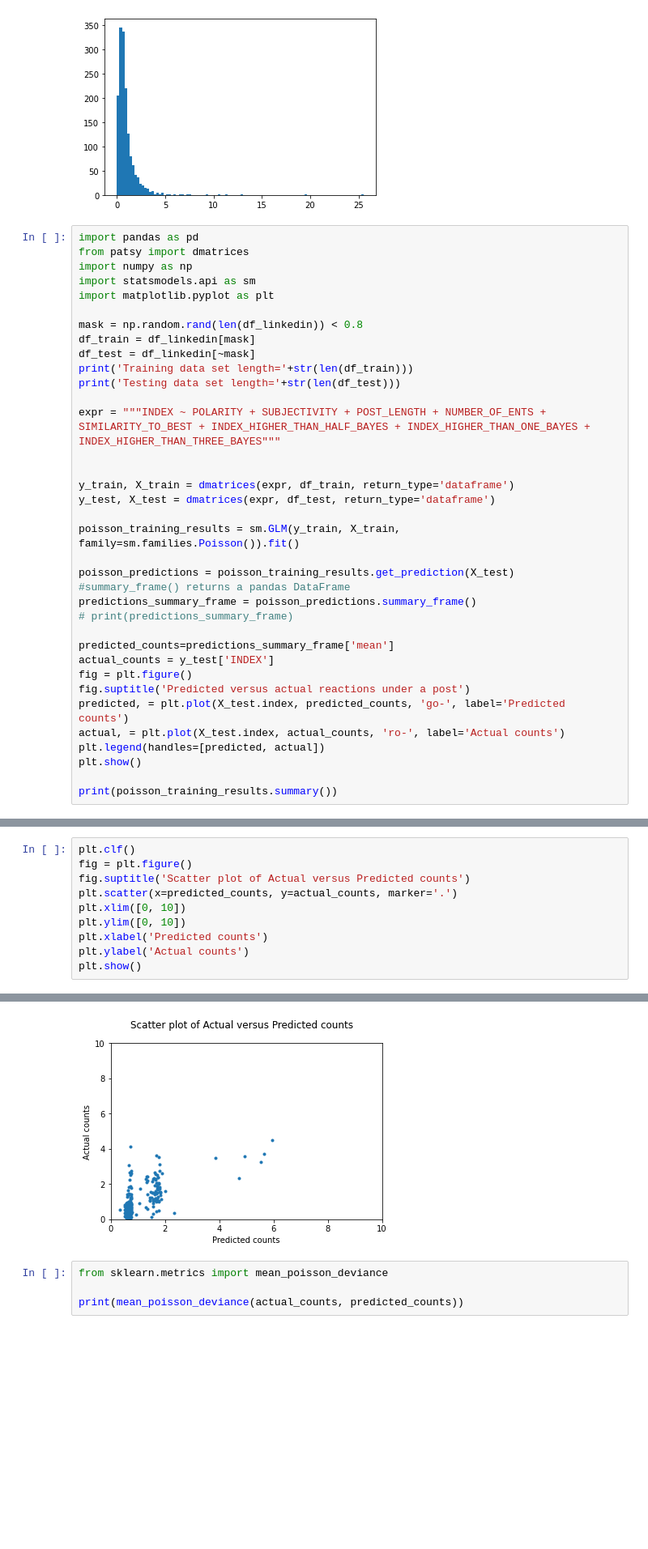
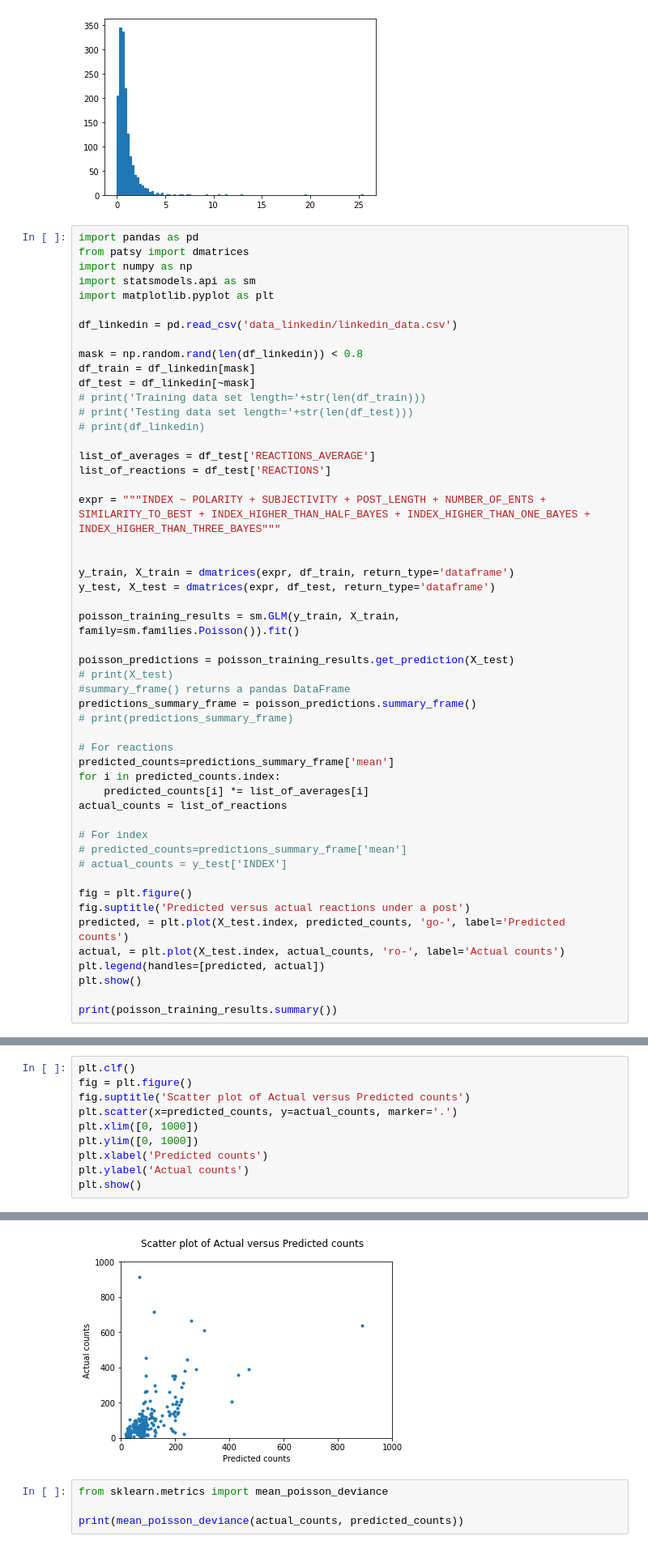
Before and after one commit to JakubSliwinski99/jsliwinski-praca-inz, a Jupyter notebook: create_df_linkedin.ipynb, the cells around one changed output, grey strips where cells are left out. Shown at 81% size. Saved outputs shown, nothing was run; the diff lists cells and outputs as text; blank space fills up the shorter version.

```diff
--- a/create_df_linkedin.ipynb
+++ b/create_df_linkedin.ipynb
@@ -306,11 +306,17 @@ import numpy as np
 import statsmodels.api as sm
 import matplotlib.pyplot as plt
 
+df_linkedin = pd.read_csv('data_linkedin/linkedin_data.csv')
+
 mask = np.random.rand(len(df_linkedin)) < 0.8
 df_train = df_linkedin[mask]
 df_test = df_linkedin[~mask]
-print('Training data set length='+str(len(df_train)))
-print('Testing data set length='+str(len(df_test)))
+# print('Training data set length='+str(len(df_train)))
+# print('Testing data set length='+str(len(df_test)))
+# print(df_linkedin)
+
+list_of_averages = df_test['REACTIONS_AVERAGE']
+list_of_reactions = df_test['REACTIONS']
 
 expr = """INDEX ~ POLARITY + SUBJECTIVITY + POST_LENGTH + NUMBER_OF_ENTS + SIMILARITY_TO_BEST + INDEX_HIGHER_THAN_HALF_BAYES + INDEX_HIGHER_THAN_ONE_BAYES + INDEX_HIGHER_THAN_THREE_BAYES"""
 
@@ -321,12 +327,21 @@ y_test, X_test = dmatrices(expr, df_test, return_type='dataframe')
 poisson_training_results = sm.GLM(y_train, X_train, family=sm.families.Poisson()).fit()
 
 poisson_predictions = poisson_training_results.get_prediction(X_test)
+# print(X_test)
 #summary_frame() returns a pandas DataFrame
 predictions_summary_frame = poisson_predictions.summary_frame()
 # print(predictions_summary_frame)
 
+# For reactions
 predicted_counts=predictions_summary_frame['mean']
-actual_counts = y_test['INDEX']
+for i in predicted_counts.index:
+    predicted_counts[i] *= list_of_averages[i]
+actual_counts = list_of_reactions
+
+# For index
+# predicted_counts=predictions_summary_frame['mean']
+# actual_counts = y_test['INDEX']
+
 fig = plt.figure()
 fig.suptitle('Predicted versus actual reactions under a post')
 predicted, = plt.plot(X_test.index, predicted_counts, 'go-', label='Predicted counts')
@@ -359,16 +372,16 @@ INDEX_HIGHER_THAN_THREE_BAYES     1.2195      0.090     13.567      0.000
 # %%
 plt.clf()
 fig = plt.figure()
 fig.suptitle('Scatter plot of Actual versus Predicted counts')
 plt.scatter(x=predicted_counts, y=actual_counts, marker='.')
-plt.xlim([0, 10])
-plt.ylim([0, 10])
+plt.xlim([0, 1000])
+plt.ylim([0, 1000])
 plt.xlabel('Predicted counts')
 plt.ylabel('Actual counts')
 plt.show()
 # %% [output]
 <Figure size 432x288 with 0 Axes>
-[figure, old version]
+[figure, new version]
 # %%
 from sklearn.metrics import mean_poisson_deviance
 
```
Also changed, not shown: parts of 2 cells of this notebook, 3 other files.
